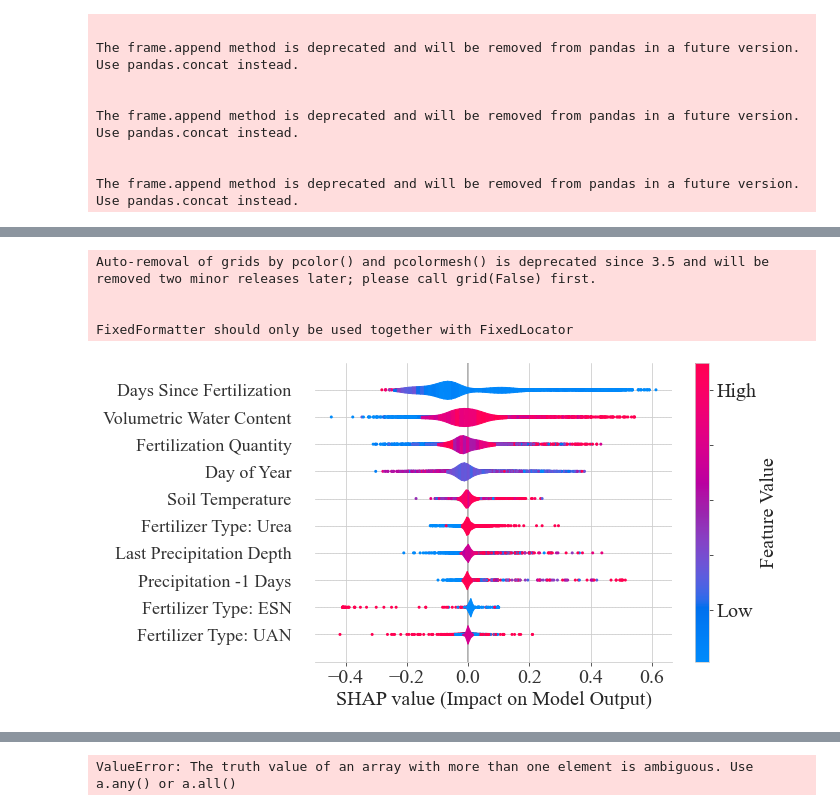
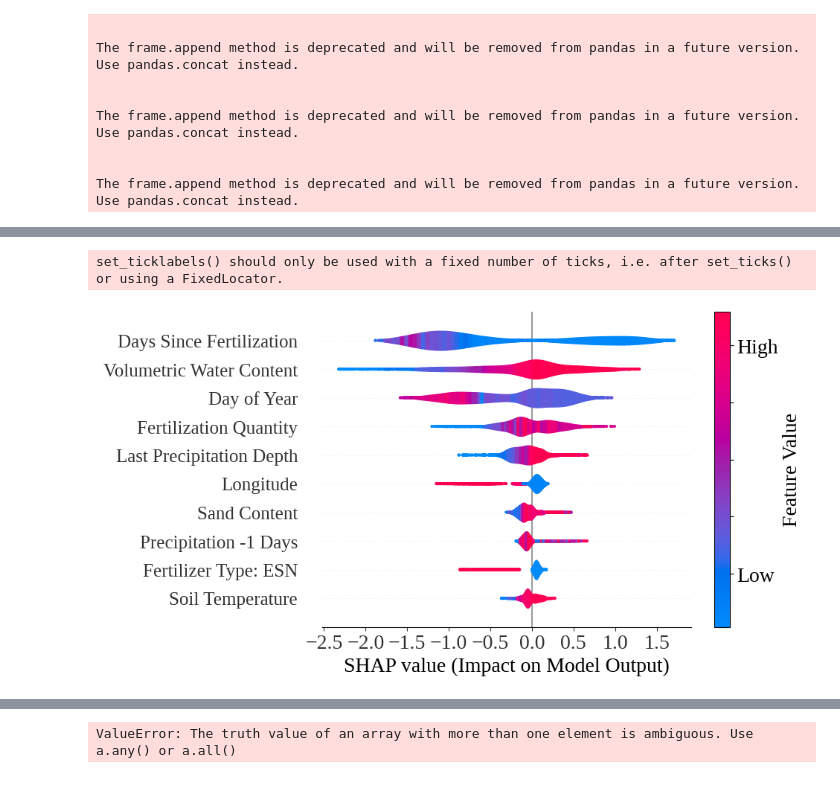
Before and after one commit to crushendo/Hot-Moment-Analysis, a Jupyter notebook: HM Prediction.ipynb, the cells around one changed output, grey strips where cells are left out. Cells and saved outputs as stored; diff of their text form; code cells hidden in the pictures.

```diff
--- a/HM Prediction.ipynb
+++ b/HM Prediction.ipynb
@@ -2960,9 +2963,27 @@ fig.write_image("XGB_error_fig.svg", format='svg',)
 fig.show()
 # %%
 import pickle
+import urllib.request
 # Load XGB model
 filename = 'xgb_model_full.pkl'
-xgb_classifier = pickle.load(open(filename, 'rb'))
-X = pd.read_csv("X_all-YEAR_SEPARATED.csv")
+try:
+    xgb_classifier = pickle.load(open(filename, 'rb'))
+except:
+  url = 'https://github.com/crushendo/Hot-Moment-Analysis/raw/refs/heads/main/xgb_model_full.pkl'
+  with urllib.request.urlopen(url) as response:
+    xgb_classifier = pickle.load(response)
+
+try:
+  X = pd.read_csv("X_all-YEAR_SEPARATED.csv")
+except:
+  # Load file from github
+  filename = 'https://raw.githubusercontent.com/crushendo/Hot-Moment-Analysis/refs/heads/main/X_all-YEAR_SEPARATED.csv'
+  X = pd.read_csv(filename)
 X = X.drop(['RawID', 'ExperimentID', 'TreatmentID', 'Group', 'last_fert_type'], axis = 1)
-Y = pd.read_csv("Y_all-YEAR_SEPARATED.csv")
+
+try:
+  Y = pd.read_csv("Y_all-YEAR_SEPARATED.csv")
+except:
+  # Load file from github
+  filename = 'https://raw.githubusercontent.com/crushendo/Hot-Moment-Analysis/refs/heads/main/Y_all-YEAR_SEPARATED.csv'
+  Y = pd.read_csv(filename)
@@ -2992,7 +3016,7 @@ clustering = shap.utils.hclust(X_numeric, Y['HMTruth'])
 masker = shap.maskers.Partition(X_numeric, clustering=clustering)
 
 # build an Exact explainer and explain the model predictions on the given dataset
-explainer = shap.explainers.Permutation(xgb_classifier.predict_proba, masker, seed=1)
+explainer = shap.explainers.TreeExplainer(xgb_classifier.best_estimator_)
 shap_values2 = explainer(X_numeric)
 # %% [output]
 No/low signal found from feature 40 (this is typically caused by constant or near-constant features)! Cluster distances can't be computed for it (so setting all redundancy distances to 1).
@@ -3041,0 +3045,4 @@ Index(['DOY', 'VWC', 'SoilT', 'Precip', 'SandMean', 'SiltMean', 'ClayMean',
+# %%
+# Load shap values
+with open('xgb_shap_values.pkl', 'rb') as f:
+    shap_values2 = pickle.load(f)
@@ -3042,33 +3070,34 @@ Index(['DOY', 'VWC', 'SoilT', 'Precip', 'SandMean', 'SiltMean', 'ClayMean',
 # %%
-main_features = [0, 1, 2,  12, 13, 14, 22, 43, 45, 47]
-feat_names = ['Day of Year', 'Volumetric Water Content', 'Soil Temperature',   'Last Precipitation Depth', 'Days Since Fertilization', 'Fertilization Quantity', 'Precipitation -1 Days', 'Fertilizer Type: ESN', 'Fertilizer Type: UAN', 'Fertilizer Type: Urea']
-shap.plots.violin(shap_values2[:,main_features,1], max_display=16,  show=False, feature_names=feat_names, color_bar=False)
+main_features = [0, 1, 2, 4, 10, 13, 14, 15, 23, 44,]
+feat_names = ['Day of Year', 'Volumetric Water Content', 'Soil Temperature',
+              'Sand Content', 'Longitude', 'Last Precipitation Depth',
+              'Days Since Fertilization',
+              'Fertilization Quantity', 'Precipitation -1 Days',
+              'Fertilizer Type: ESN',]
+shap.plots.violin(shap_values2[:,main_features], max_display=16,  show=False, feature_names=feat_names, color_bar=False)
 # Set tick label font
-plt.rc('font', family='Times New Roman')
+plt.rc('font', family='Liberation Serif')
 # Set x axis font size
 plt.xticks(fontsize=20)
 plt.xlabel(xlabel='SHAP value (Impact on Model Output)', fontsize=20)
 
 # Set y axis font size
 plt.yticks(fontsize=18)
 
 # Set shap color bar font
 cbar = plt.colorbar()
 cbar.ax.tick_params(labelsize=20)
 ##### Set cbar tick labels
 cbar.ax.set_yticklabels(['','Low', '','','', 'High'])
 
 # Set colorbar labels
 cbar.ax.set_ylabel('Feature Value', fontsize=20)
 # Set font to Times New Roman
-plt.rc('font', family='Times New Roman')
+plt.rc('font', family='Liberation Serif')
 
 
 plt.savefig('all_shap_violin.svg', bbox_inches = 'tight', pad_inches = 0.1, dpi = 800)
 # %% [output]
-Auto-removal of grids by pcolor() and pcolormesh() is deprecated since 3.5 and will be removed two minor releases later; please call grid(False) first.
-
-
-FixedFormatter should only be used together with FixedLocator
+set_ticklabels() should only be used with a fixed number of ticks, i.e. after set_ticks() or using a FixedLocator.
-[figure, old version]
+[figure, new version]
 # %%
```
Also changed, not shown: parts of 6 cells of this notebook.
